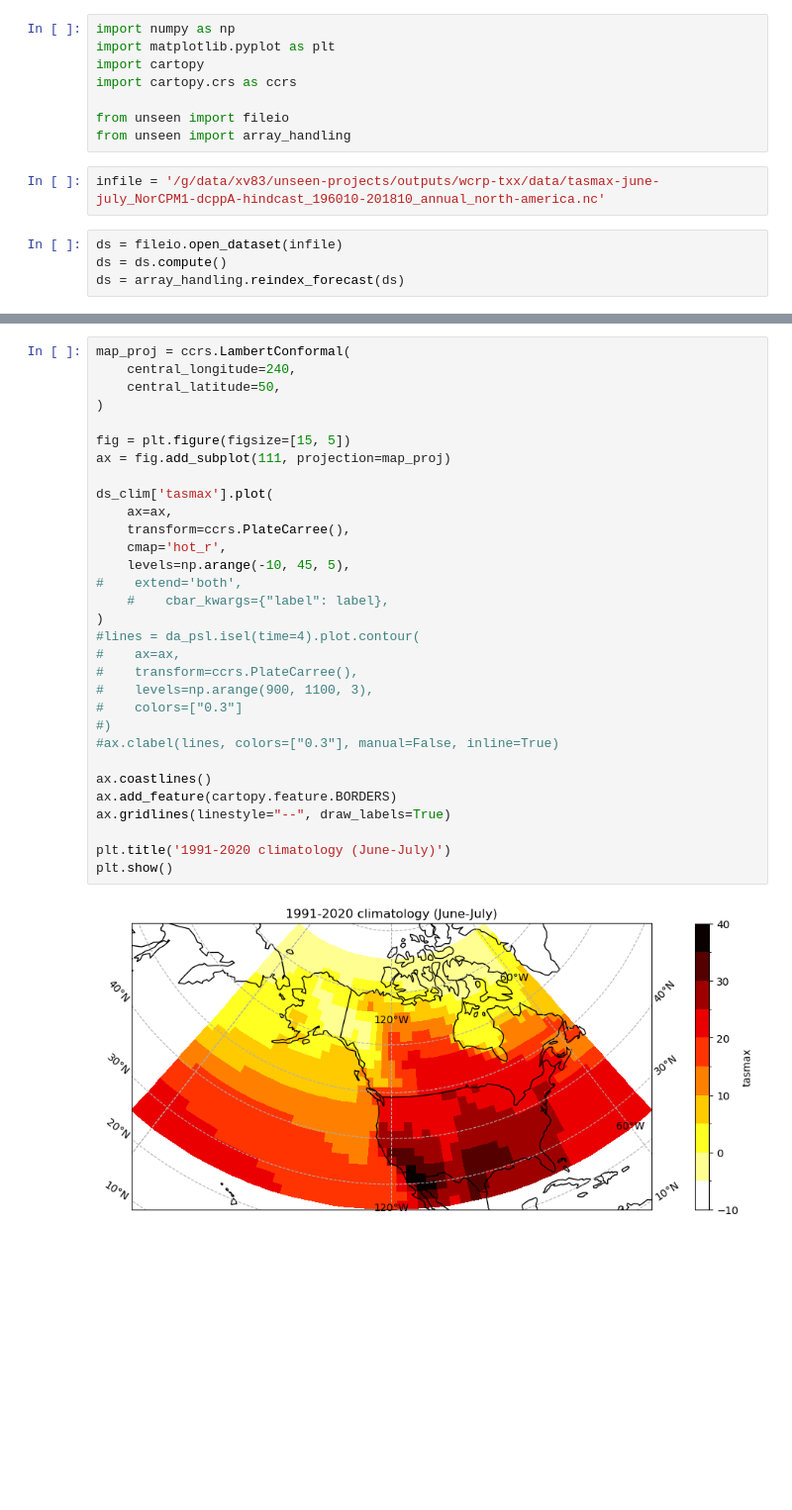
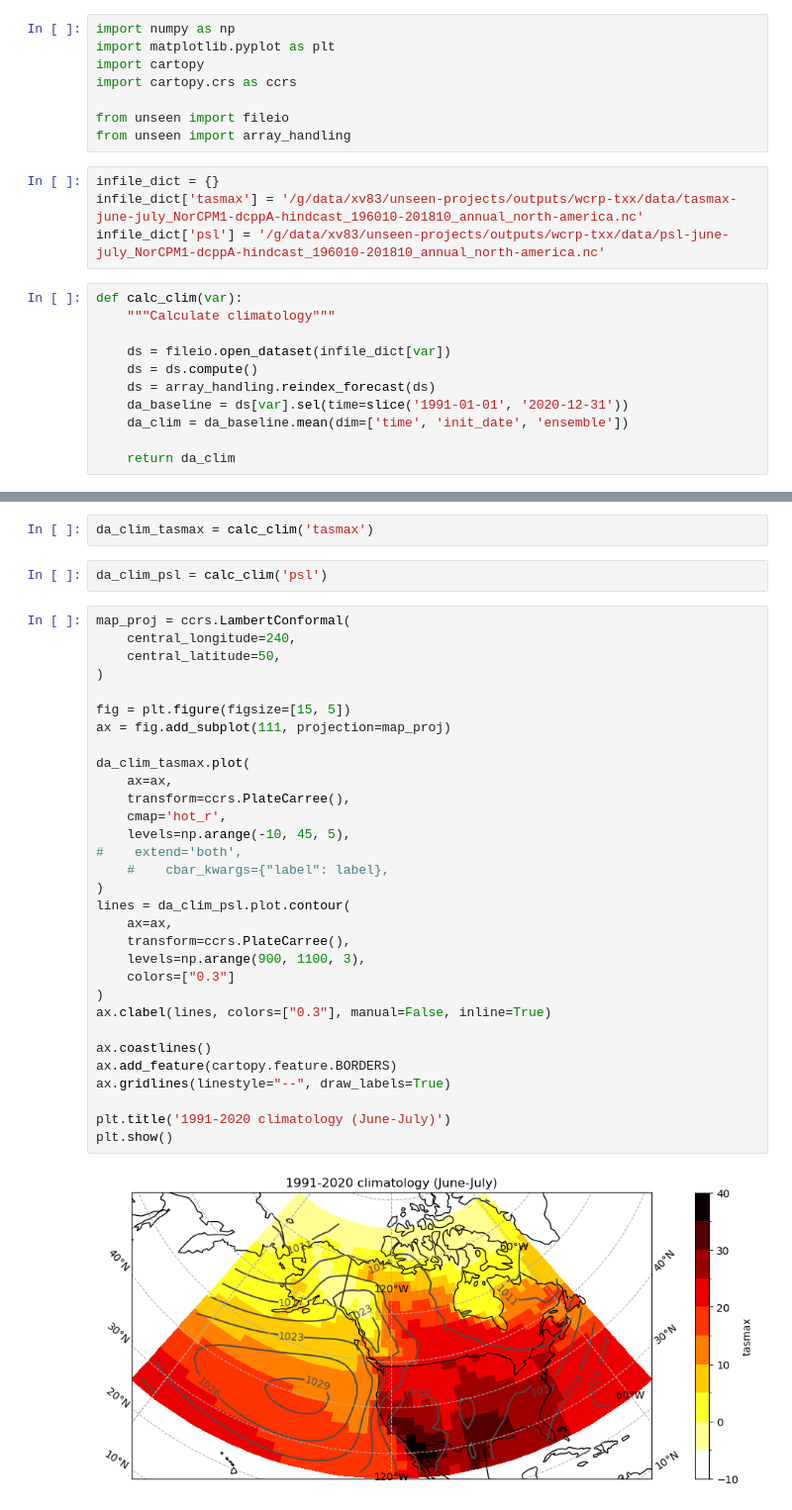
Before and after one commit to DamienIrving/unseen-projects, a Jupyter notebook: project-wcrp-txx/climatology.ipynb, the cells around one changed output, grey strips where cells are left out. Shown at 99% size. Cells and saved outputs as stored; diff of their text form; blank space fills up the shorter version.

```diff
--- a/project-wcrp-txx/climatology.ipynb
+++ b/project-wcrp-txx/climatology.ipynb
@@ -7,8 +7,17 @@ import cartopy.crs as ccrs
 from unseen import fileio
 from unseen import array_handling
 # %%
-infile = '/g/data/xv83/unseen-projects/outputs/wcrp-txx/data/tasmax-june-july_NorCPM1-dcppA-hindcast_196010-201810_annual_north-america.nc'
+infile_dict = {}
+infile_dict['tasmax'] = '/g/data/xv83/unseen-projects/outputs/wcrp-txx/data/tasmax-june-july_NorCPM1-dcppA-hindcast_196010-201810_annual_north-america.nc'
+infile_dict['psl'] = '/g/data/xv83/unseen-projects/outputs/wcrp-txx/data/psl-june-july_NorCPM1-dcppA-hindcast_196010-201810_annual_north-america.nc'
 # %%
-ds = fileio.open_dataset(infile)
-ds = ds.compute()
-ds = array_handling.reindex_forecast(ds)
+def calc_clim(var):
+    """Calculate climatology"""
+
+    ds = fileio.open_dataset(infile_dict[var])
+    ds = ds.compute()
+    ds = array_handling.reindex_forecast(ds)
+    da_baseline = ds[var].sel(time=slice('1991-01-01', '2020-12-31'))
+    da_clim = da_baseline.mean(dim=['time', 'init_date', 'ensemble'])
+
+    return da_clim
@@ -29,33 +24,37 @@ Data variables:
+# %%
+da_clim_tasmax = calc_clim('tasmax')
+# %%
+da_clim_psl = calc_clim('psl')
 # %%
 map_proj = ccrs.LambertConformal(
     central_longitude=240,
     central_latitude=50,
 )
 
 fig = plt.figure(figsize=[15, 5])
 ax = fig.add_subplot(111, projection=map_proj)
 
-ds_clim['tasmax'].plot(
+da_clim_tasmax.plot(
     ax=ax,
     transform=ccrs.PlateCarree(),
     cmap='hot_r',
     levels=np.arange(-10, 45, 5),
 #    extend='both',
     #    cbar_kwargs={"label": label},
 )
-#lines = da_psl.isel(time=4).plot.contour(
-#    ax=ax,
-#    transform=ccrs.PlateCarree(),
-#    levels=np.arange(900, 1100, 3),
-#    colors=["0.3"]
-#)
-#ax.clabel(lines, colors=["0.3"], manual=False, inline=True)
+lines = da_clim_psl.plot.contour(
+    ax=ax,
+    transform=ccrs.PlateCarree(),
+    levels=np.arange(900, 1100, 3),
+    colors=["0.3"]
+)
+ax.clabel(lines, colors=["0.3"], manual=False, inline=True)
 
 ax.coastlines()
 ax.add_feature(cartopy.feature.BORDERS)
 ax.gridlines(linestyle="--", draw_labels=True)
 
 plt.title('1991-2020 climatology (June-July)')
 plt.show()
 # %% [output]
-[figure, old version]
+[figure, new version]
```
Also changed, not shown: parts of 3 cells of this notebook.
